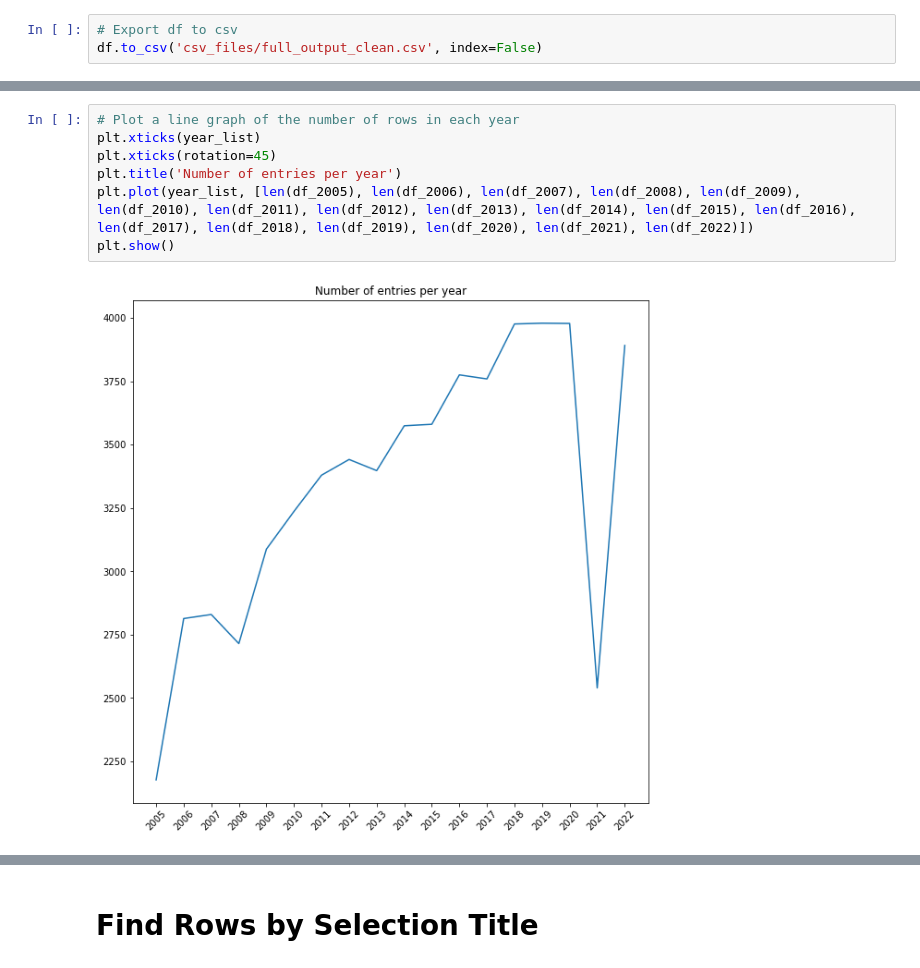
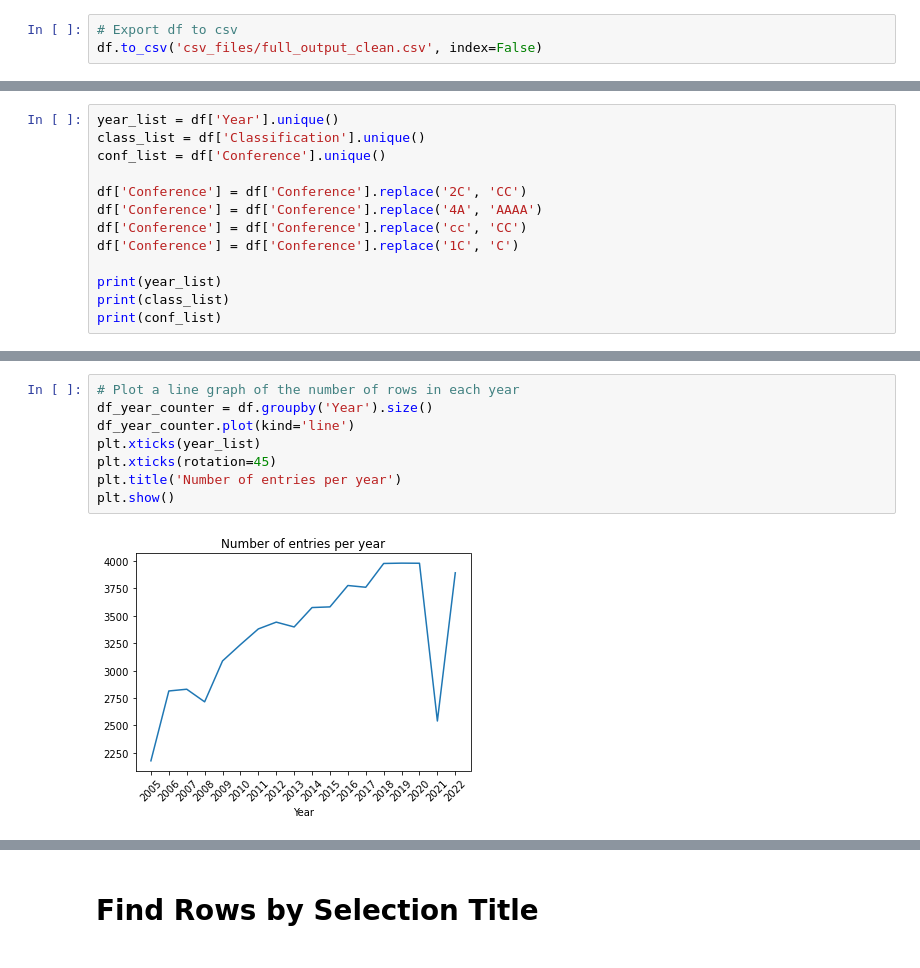
Before and after one commit to macdkw89/uil_results, a Jupyter notebook: data.ipynb, the cells around one changed output, grey strips where cells are left out. Saved outputs shown, nothing was run; the diff lists cells and outputs as text.

```diff
--- a/data.ipynb
+++ b/data.ipynb
@@ -62,0 +74,13 @@ df.to_csv('csv_files/full_output_clean.csv', index=False)
+# %%
+year_list = df['Year'].unique()
+class_list = df['Classification'].unique()
+conf_list = df['Conference'].unique()
+
+df['Conference'] = df['Conference'].replace('2C', 'CC')
+df['Conference'] = df['Conference'].replace('4A', 'AAAA')
+df['Conference'] = df['Conference'].replace('cc', 'CC')
+df['Conference'] = df['Conference'].replace('1C', 'C')
+
+print(year_list)
+print(class_list)
+print(conf_list)
@@ -138,10 +125,11 @@ year_list = [2005, 2006, 2007, 2008, 2009, 2010, 2011, 2012, 2013, 2014, 2015, 2
 # %%
 # Plot a line graph of the number of rows in each year
+df_year_counter = df.groupby('Year').size()
+df_year_counter.plot(kind='line')
 plt.xticks(year_list)
 plt.xticks(rotation=45)
 plt.title('Number of entries per year')
-plt.plot(year_list, [len(df_2005), len(df_2006), len(df_2007), len(df_2008), len(df_2009), len(df_2010), len(df_2011), len(df_2012), len(df_2013), len(df_2014), len(df_2015), len(df_2016), len(df_2017), len(df_2018), len(df_2019), len(df_2020), len(df_2021), len(df_2022)])
 plt.show()
 # %% [output]
-[figure, old version]
+[figure, new version]
 # %%
```
Also changed, not shown: parts of 13 cells of this notebook, 2 other files.
